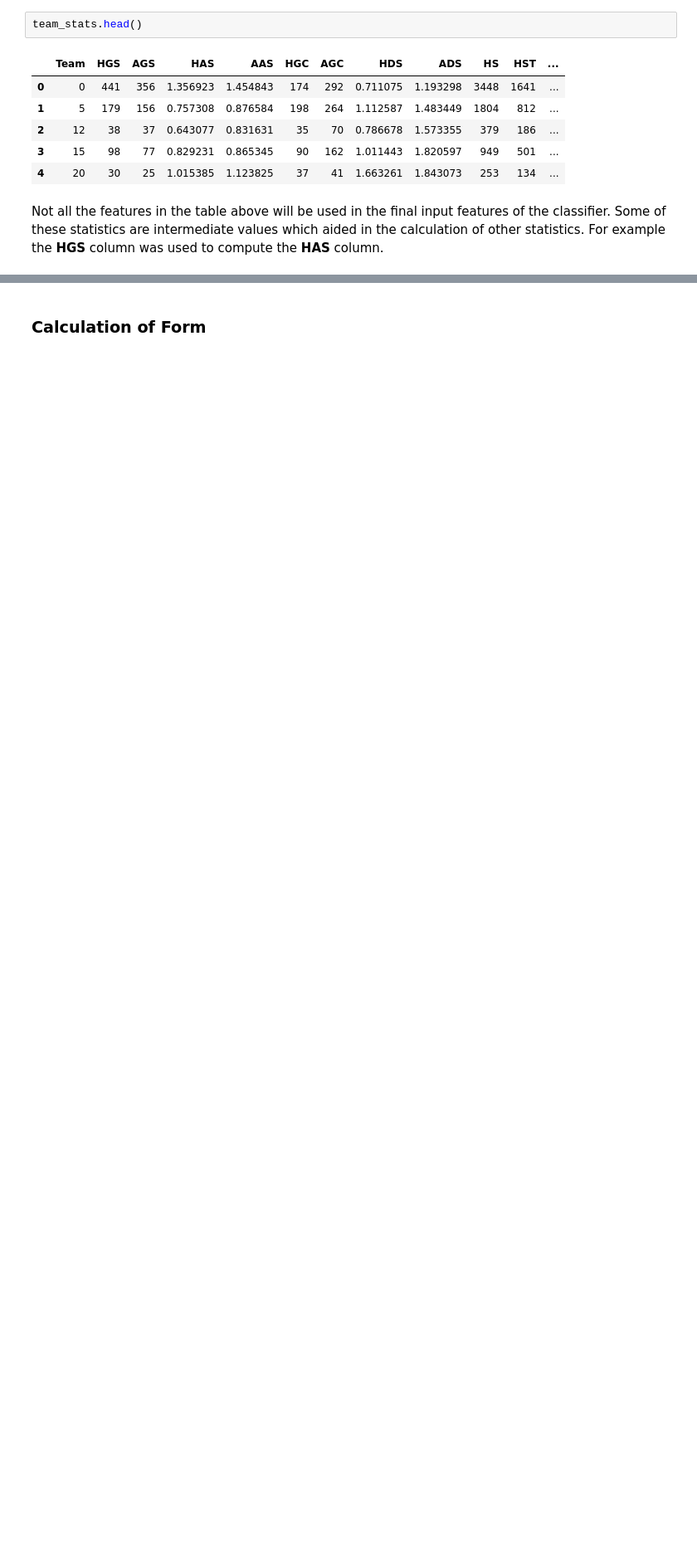
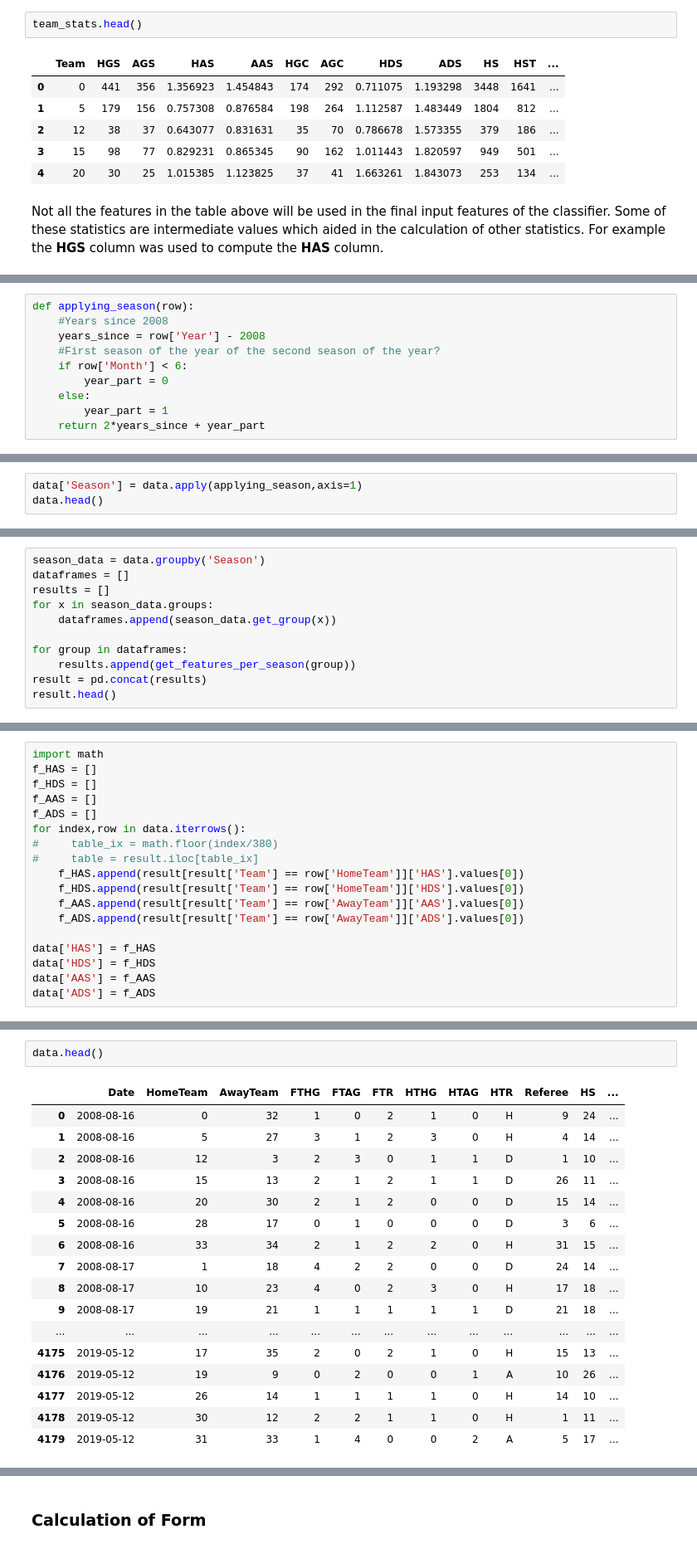
Before and after one commit to arundathi-shanthini/Beat-the-Bookie, a Jupyter notebook: Code/Beat The Bookie.ipynb, the cells around one changed output, grey strips where cells are left out. Shown at 83% size. Drawn from its saved outputs; the diff is of its cells as text; blank space fills up the shorter version.

Commit message:
Merging seasons data

```diff
--- a/Code/Beat The Bookie.ipynb
+++ b/Code/Beat The Bookie.ipynb
@@ -383,0 +407,10 @@ Not all the features in the table above will be used in the final input features
+# %%
+def applying_season(row):
+    #Years since 2008
+    years_since = row['Year'] - 2008
+    #First season of the year of the second season of the year?
+    if row['Month'] < 6:
+        year_part = 0
+    else:
+        year_part = 1
+    return 2*years_since + year_part
@@ -383,0 +419,3 @@ Not all the features in the table above will be used in the final input features
+# %%
+data['Season'] = data.apply(applying_season,axis=1)
+data.head()
@@ -383,0 +453,11 @@ Not all the features in the table above will be used in the final input features
+# %%
+season_data = data.groupby('Season')
+dataframes = []
+results = []
+for x in season_data.groups:
+    dataframes.append(season_data.get_group(x))
+
+for group in dataframes:
+    results.append(get_features_per_season(group))
+result = pd.concat(results)
+result.head()
@@ -383,0 +473,18 @@ Not all the features in the table above will be used in the final input features
+# %%
+import math
+f_HAS = []
+f_HDS = []
+f_AAS = []
+f_ADS = []
+for index,row in data.iterrows():
+#     table_ix = math.floor(index/380)
+#     table = result.iloc[table_ix]
+    f_HAS.append(result[result['Team'] == row['HomeTeam']]['HAS'].values[0])
+    f_HDS.append(result[result['Team'] == row['HomeTeam']]['HDS'].values[0])
+    f_AAS.append(result[result['Team'] == row['AwayTeam']]['AAS'].values[0])
+    f_ADS.append(result[result['Team'] == row['AwayTeam']]['ADS'].values[0])
+
+data['HAS'] = f_HAS
+data['HDS'] = f_HDS
+data['AAS'] = f_AAS
+data['ADS'] = f_ADS
@@ -383,0 +493,20 @@ Not all the features in the table above will be used in the final input features
+# %%
+data.head()
+# %% [output]
+|  | Date | HomeTeam | AwayTeam | FTHG | FTAG | FTR | HTHG | HTAG | HTR | Referee | HS | ... |
+| 0 | 2008-08-16 | 0 | 32 | 1 | 0 | 2 | 1 | 0 | H | 9 | 24 | ... |
+| 1 | 2008-08-16 | 5 | 27 | 3 | 1 | 2 | 3 | 0 | H | 4 | 14 | ... |
+| 2 | 2008-08-16 | 12 | 3 | 2 | 3 | 0 | 1 | 1 | D | 1 | 10 | ... |
+| 3 | 2008-08-16 | 15 | 13 | 2 | 1 | 2 | 1 | 1 | D | 26 | 11 | ... |
+| 4 | 2008-08-16 | 20 | 30 | 2 | 1 | 2 | 0 | 0 | D | 15 | 14 | ... |
+| 5 | 2008-08-16 | 28 | 17 | 0 | 1 | 0 | 0 | 0 | D | 3 | 6 | ... |
+| 6 | 2008-08-16 | 33 | 34 | 2 | 1 | 2 | 2 | 0 | H | 31 | 15 | ... |
+| 7 | 2008-08-17 | 1 | 18 | 4 | 2 | 2 | 0 | 0 | D | 24 | 14 | ... |
+| 8 | 2008-08-17 | 10 | 23 | 4 | 0 | 2 | 3 | 0 | H | 17 | 18 | ... |
+| 9 | 2008-08-17 | 19 | 21 | 1 | 1 | 1 | 1 | 1 | D | 21 | 18 | ... |
+| ... | ... | ... | ... | ... | ... | ... | ... | ... | ... | ... | ... | ... |
+| 4175 | 2019-05-12 | 17 | 35 | 2 | 0 | 2 | 1 | 0 | H | 15 | 13 | ... |
+| 4176 | 2019-05-12 | 19 | 9 | 0 | 2 | 0 | 0 | 1 | A | 10 | 26 | ... |
+| 4177 | 2019-05-12 | 26 | 14 | 1 | 1 | 1 | 1 | 0 | H | 14 | 10 | ... |
+| 4178 | 2019-05-12 | 30 | 12 | 2 | 2 | 1 | 1 | 0 | H | 1 | 11 | ... |
+| 4179 | 2019-05-12 | 31 | 33 | 1 | 4 | 0 | 0 | 2 | A | 5 | 17 | ... |
```
Also changed, not shown: parts of 18 cells of this notebook.
